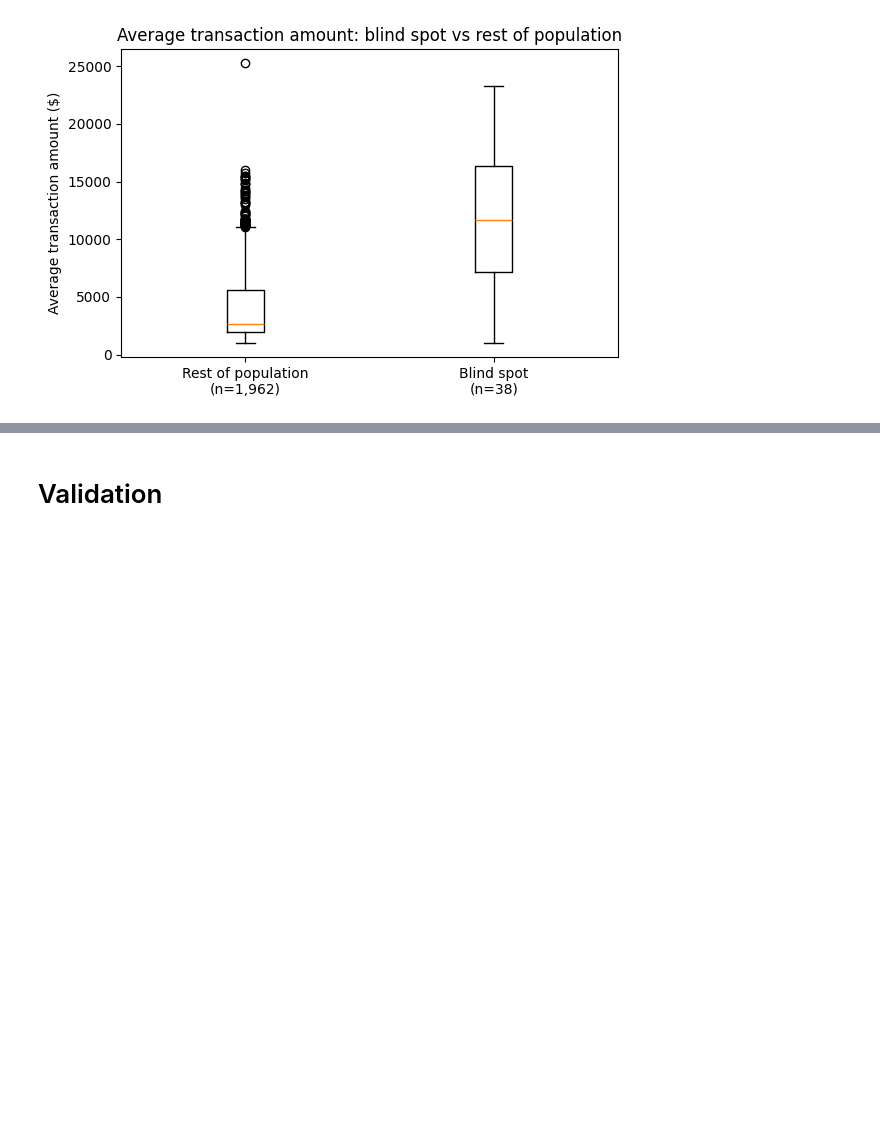
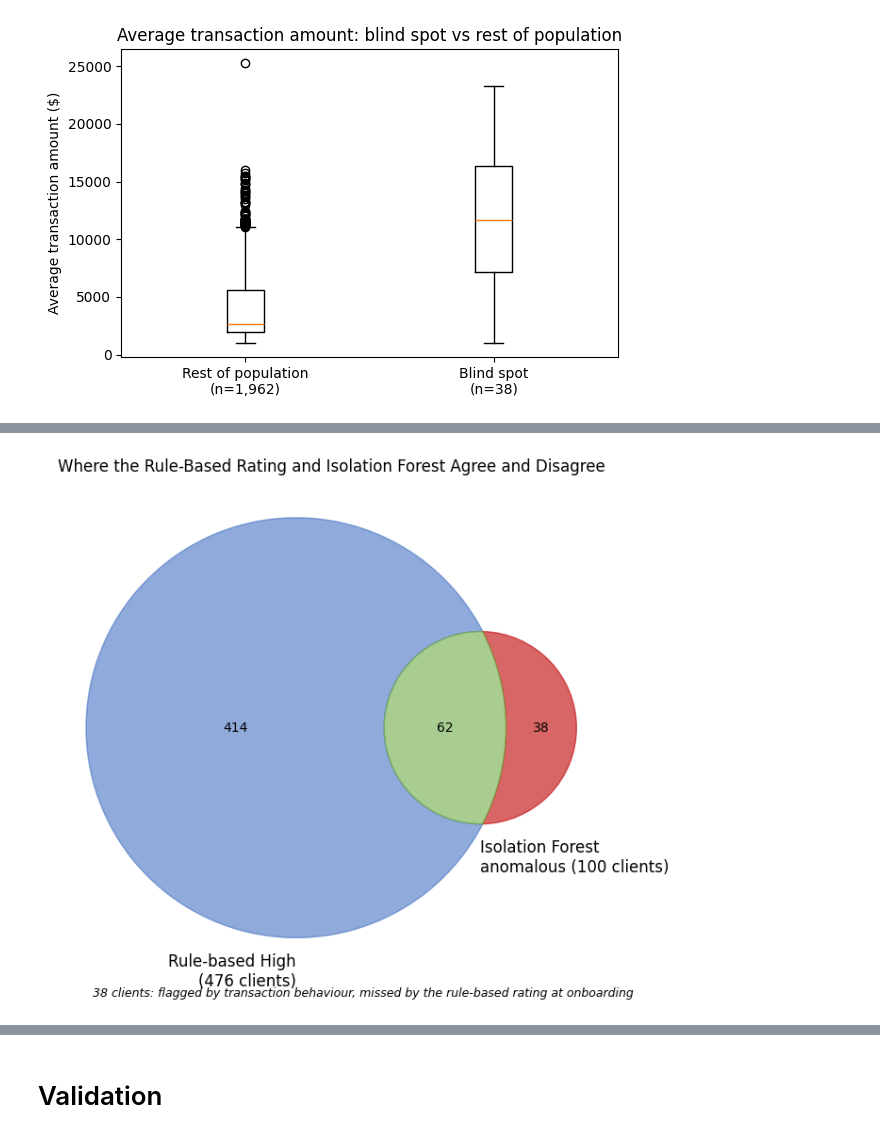
Before and after one commit to dalssam/MBI806B, a Jupyter notebook: MBI806B_Assignment_270910902.ipynb, the cells around one changed output, grey strips where cells are left out. Drawn from its saved outputs; the diff is of its cells as text; code cells hidden in the pictures; blank space fills up the shorter version.

```diff
--- a/MBI806B_Assignment_270910902.ipynb
+++ b/MBI806B_Assignment_270910902.ipynb
@@ -695,0 +734,30 @@ plt.show()
+# %%
+!pip install matplotlib-venn --quiet
+
+from matplotlib_venn import venn2
+import matplotlib.pyplot as plt
+
+fig, ax = plt.subplots(figsize=(7, 6))
+
+v = venn2(subsets=(476 - 62, 100 - 62, 62),
+          set_labels=('Rule-based High\n(476 clients)', 'Isolation Forest\nanomalous (100 clients)'),
+          ax=ax)
+
+v.get_label_by_id('10').set_text('414')
+v.get_label_by_id('01').set_text('38')
+v.get_label_by_id('11').set_text('62')
+
+for label_id, color in [('10', '#4472C4'), ('01', '#C00000'), ('11', '#70AD47')]:
+    patch = v.get_patch_by_id(label_id)
+    if patch:
+        patch.set_color(color)
+        patch.set_alpha(0.6)
+
+ax.set_title('Where the Rule-Based Rating and Isolation Forest Agree and Disagree', fontsize=12)
+plt.figtext(0.5, 0.02, '38 clients: flagged by transaction behaviour, missed by the rule-based rating at onboarding',
+            ha='center', fontsize=9, style='italic')
+plt.tight_layout()
+plt.savefig('fig_overlap.png', dpi=150)
+plt.show()
+# %% [output]
+[figure, added]
```
Also changed, not shown: parts of 12 cells of this notebook.
